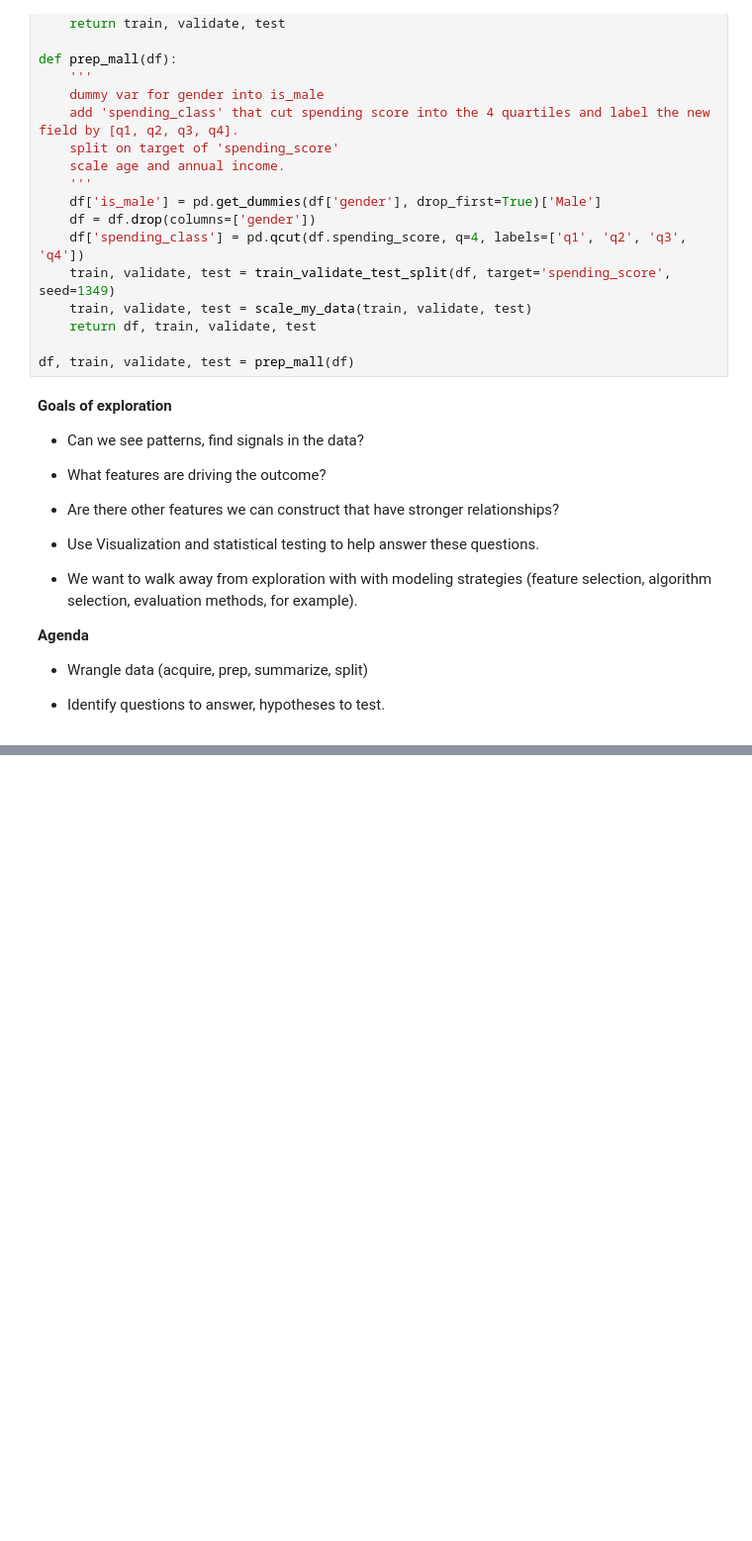
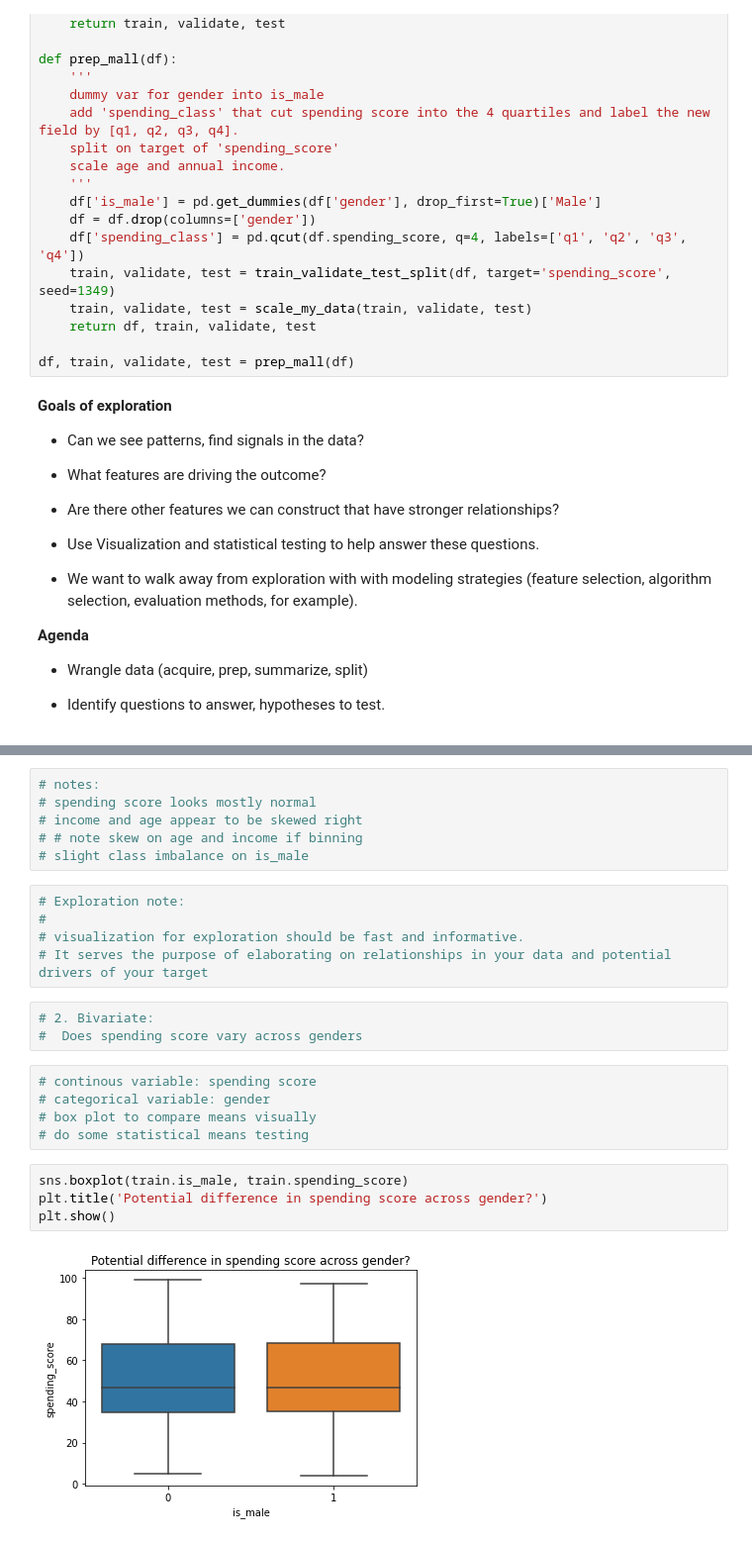
Before and after one commit to CodeupClassroom/florence-clustering-exercises, a Jupyter notebook: explore.ipynb, the cells around one changed output, grey strips where cells are left out. Shown at 99% size. Cells and saved outputs as stored; diff of their text form; blank space fills up the shorter version.

```diff
--- a/explore.ipynb
+++ b/explore.ipynb
@@ -75,0 +133,25 @@ df, train, validate, test = prep_mall(df)
+# %%
+# notes:
+# spending score looks mostly normal
+# income and age appear to be skewed right
+# # note skew on age and income if binning
+# slight class imbalance on is_male
+# %%
+# Exploration note:
+#
+# visualization for exploration should be fast and informative.
+# It serves the purpose of elaborating on relationships in your data and potential drivers of your target
+# %%
+# 2. Bivariate:
+#  Does spending score vary across genders
+# %%
+# continous variable: spending score
+# categorical variable: gender
+# box plot to compare means visually
+# do some statistical means testing
+# %%
+sns.boxplot(train.is_male, train.spending_score)
+plt.title('Potential difference in spending score across gender?')
+plt.show()
+# %% [output]
+[figure, added]
```
Also changed, not shown: parts of 48 cells of this notebook.
